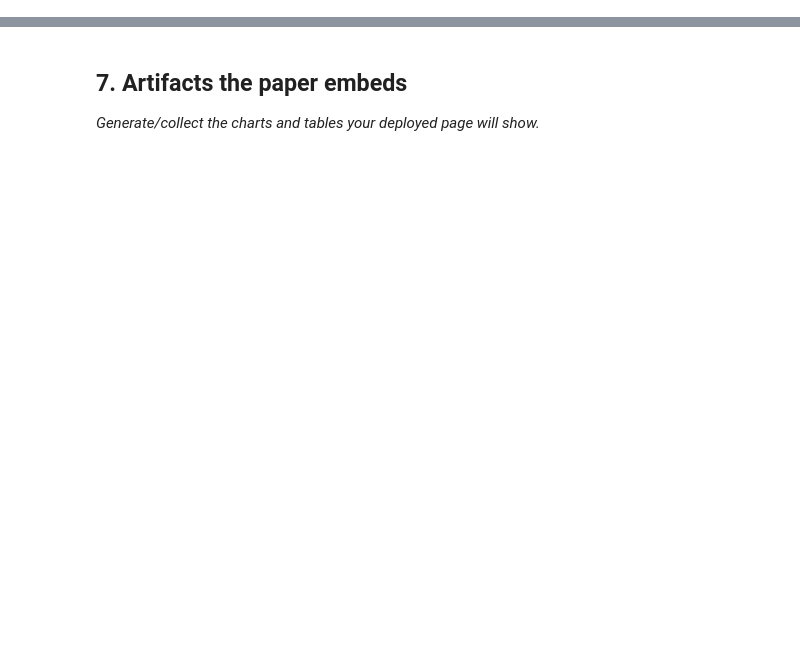
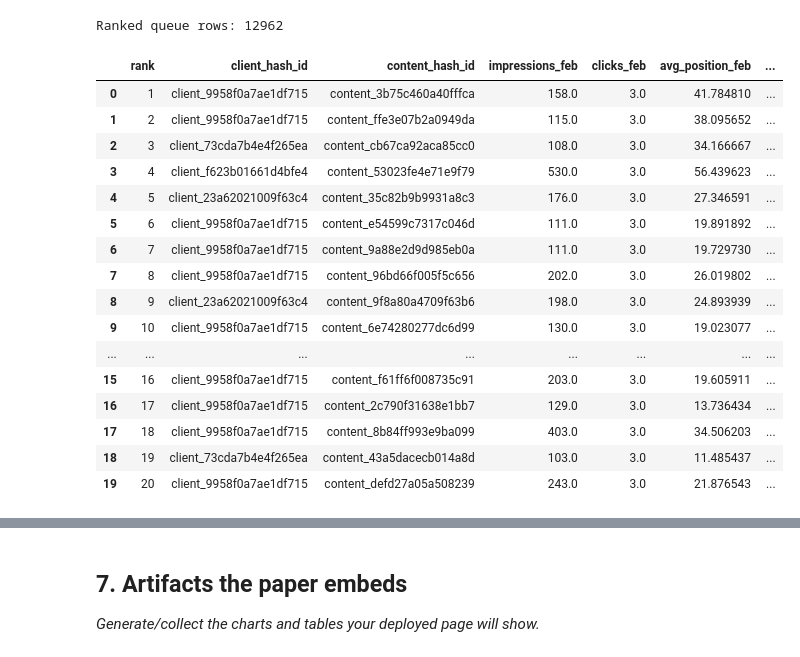
Before and after one commit to balabhadra3141/flyrank-ml-internship, a Jupyter notebook: work/notebooks/capstone.ipynb, the cells around one changed output, grey strips where cells are left out. Cells and saved outputs as stored; diff of their text form; code cells hidden in the pictures; blank space fills up the shorter version.

```diff
--- a/work/notebooks/capstone.ipynb
+++ b/work/notebooks/capstone.ipynb
@@ -32,0 +702,74 @@ This skeleton is yours to fill. Work the sections **in order** — each one has
+# %%
+# Build ranked queue
+
+playbook = test_results[
+    [
+        "client_hash_id",
+        "content_hash_id",
+        "impressions_feb",
+        "clicks_feb",
+        "avg_position_feb",
+        TARGET,
+        "model_score",
+    ]
+].copy()
+
+click_threshold = playbook["clicks_feb"].quantile(0.25)
+impression_threshold = playbook["impressions_feb"].quantile(0.25)
+position_threshold = playbook["avg_position_feb"].quantile(0.75)
+score_threshold = playbook["model_score"].quantile(0.90)
+
+def assign_reason(row):
+    if row["model_score"] >= score_threshold:
+        return "HIGH_ZERO_CLICK_RISK"
+
+    if row["clicks_feb"] <= click_threshold:
+        return "LOW_FEB_CLICKS"
+
+    if row["impressions_feb"] <= impression_threshold:
+        return "LOW_FEB_IMPRESSIONS"
+
+    if row["avg_position_feb"] >= position_threshold:
+        return "WEAKER_POSITION"
+
+    return "MODEL_PRIORITY"
+
+playbook["reason_code"] = playbook.apply(
+    assign_reason,
+    axis=1
+)
+
+playbook["action"] = "REVIEW_ZERO_CLICK_RISK"
+
+playbook = playbook.sort_values(
+    ["model_score", "impressions_feb"],
+    ascending=[False, False]
+).reset_index(drop=True)
+
+playbook.insert(
+    0,
+    "rank",
+    np.arange(1, len(playbook) + 1)
+)
+
+print("Ranked queue rows:", len(playbook))
+display(playbook.head(20))
+# %% [output]
+Ranked queue rows: 12962
+|  | rank | client_hash_id | content_hash_id | impressions_feb | clicks_feb | avg_position_feb | ... |
+| 0 | 1 | client_9958f0a7ae1df715 | content_3b75c460a40fffca | 158.0 | 3.0 | 41.784810 | ... |
+| 1 | 2 | client_9958f0a7ae1df715 | content_ffe3e07b2a0949da | 115.0 | 3.0 | 38.095652 | ... |
+| 2 | 3 | client_73cda7b4e4f265ea | content_cb67ca92aca85cc0 | 108.0 | 3.0 | 34.166667 | ... |
+| 3 | 4 | client_f623b01661d4bfe4 | content_53023fe4e71e9f79 | 530.0 | 3.0 | 56.439623 | ... |
+| 4 | 5 | client_23a62021009f63c4 | content_35c82b9b9931a8c3 | 176.0 | 3.0 | 27.346591 | ... |
+| 5 | 6 | client_9958f0a7ae1df715 | content_e54599c7317c046d | 111.0 | 3.0 | 19.891892 | ... |
+| 6 | 7 | client_9958f0a7ae1df715 | content_9a88e2d9d985eb0a | 111.0 | 3.0 | 19.729730 | ... |
+| 7 | 8 | client_9958f0a7ae1df715 | content_96bd66f005f5c656 | 202.0 | 3.0 | 26.019802 | ... |
+| 8 | 9 | client_23a62021009f63c4 | content_9f8a80a4709f63b6 | 198.0 | 3.0 | 24.893939 | ... |
+| 9 | 10 | client_9958f0a7ae1df715 | content_6e74280277dc6d99 | 130.0 | 3.0 | 19.023077 | ... |
+| ... | ... | ... | ... | ... | ... | ... | ... |
+| 15 | 16 | client_9958f0a7ae1df715 | content_f61ff6f008735c91 | 203.0 | 3.0 | 19.605911 | ... |
+| 16 | 17 | client_9958f0a7ae1df715 | content_2c790f31638e1bb7 | 129.0 | 3.0 | 13.736434 | ... |
+| 17 | 18 | client_9958f0a7ae1df715 | content_8b84ff993e9ba099 | 403.0 | 3.0 | 34.506203 | ... |
+| 18 | 19 | client_73cda7b4e4f265ea | content_43a5dacecb014a8d | 103.0 | 3.0 | 11.485437 | ... |
+| 19 | 20 | client_9958f0a7ae1df715 | content_defd27a05a508239 | 243.0 | 3.0 | 21.876543 | ... |
```
Also changed, not shown: parts of 48 cells of this notebook.
